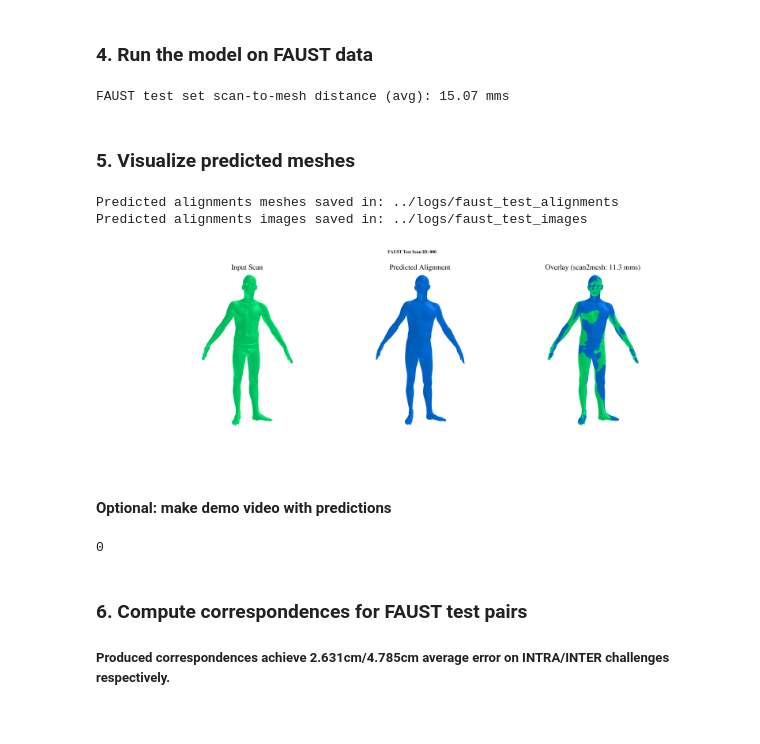
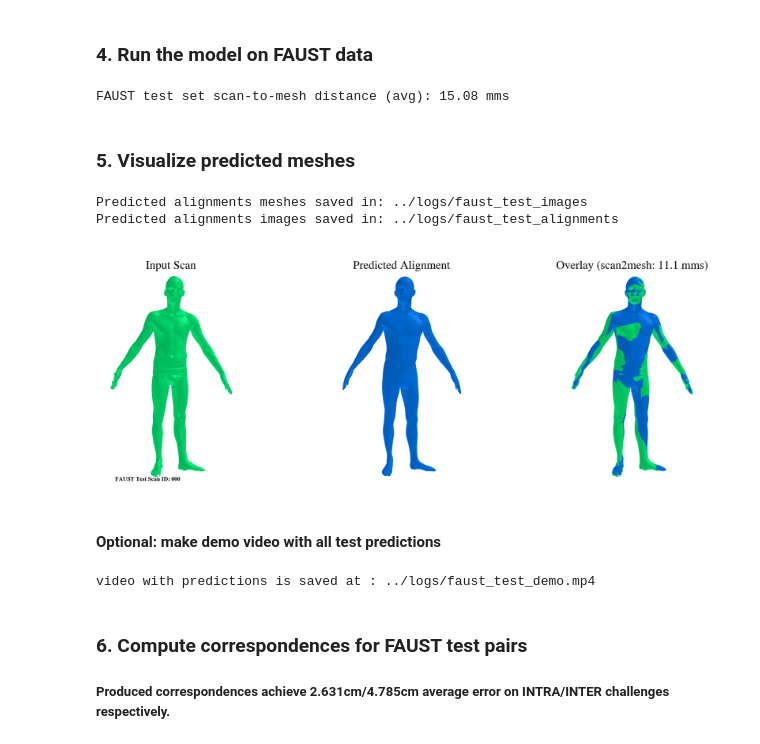
Before and after one commit to sergeyprokudin/bps, a Jupyter notebook: bps_demos/Mesh Registration from 3D Scans (FAUST evaluation).ipynb, the cells around one changed output. Drawn from its saved outputs; the diff is of its cells as text; code cells hidden in the pictures.

Commit message:
faust eval code release

```diff
--- a/bps_demos/Mesh Registration from 3D Scans (FAUST evaluation).ipynb
+++ b/bps_demos/Mesh Registration from 3D Scans (FAUST evaluation).ipynb
@@ -19,5 +21,8 @@
 # change this to your actual data path!
 FAUST_DATA_PATH = '../data/MPI-FAUST/'
 CKPT_DATA_PATH = '../data/mesh_regressor.h5'
+
+# all the results will be saved here
+LOG_DIR = '../logs'
 # %% [markdown]
 ### 1. Load [FAUST dataset](http://faust.is.tue.mpg.de/) (please download it first, registration is needed)
@@ -255,25 +80,24 @@ def chamfer_distance(x, y, metric='l2', direction='bi'):
 # %%
-LOG_DIR = '../logs/'
+import os
+import numpy as np
+from chamfer_distance import chamfer_distance
 
 if not os.path.exists(LOG_DIR):
     os.makedirs(LOG_DIR)
 
-ytr_preds = model(torch.Tensor(xtr_bps)).detach().numpy()
-ytr_preds /= MESH_SCALER
-
 yte_preds = model(torch.Tensor(xte_bps)).detach().numpy()
 yte_preds /= MESH_SCALER
 
-scan_to_mesh_loss = []
+scan2mesh_losses = []
 for fid in range(0, len(yte_preds)):
-    yte_preds[fid] += xte_mean[fid]
-    scan_to_mesh_loss.append(MESH_SCALER*chamfer_distance(yte_preds[fid], xte[fid]+xte_mean[fid], direction='y_to_x'))
+    yte_preds[fid] += xte_mean[fid] #bring back center of the mass after prediction
+    scan2mesh_losses.append(MESH_SCALER*chamfer_distance(yte_preds[fid], xte[fid]+xte_mean[fid], direction='y_to_x'))
 
 alignments_path = os.path.join(LOG_DIR, 'alignments.npy')
 np.save(alignments_path, yte_preds)
 
-print("FAUST test set scan-to-mesh distance (avg): %4.2f mms" % np.mean(scan_to_mesh_loss))
+print("FAUST test set scan-to-mesh distance (avg): %4.2f mms" % np.mean(scan2mesh_losses))
 # %% [output]
-FAUST test set scan-to-mesh distance (avg): 15.07 mms
+FAUST test set scan-to-mesh distance (avg): 15.08 mms
 # %% [markdown]
 ### 5. Visualize predicted meshes
@@ -384,12 +103,0 @@ for fid in tqdm(range(120, N_TEST_SCANS)):
-# %%
-print("Predicted alignments meshes saved in: %s" % ALIGNS_DIR)
-print("Predicted alignments images saved in: %s" % IMAGES_DIR)
-# %% [output]
-Predicted alignments meshes saved in: ../logs/faust_test_alignments
-Predicted alignments images saved in: ../logs/faust_test_images
-# %%
-fid = 0
-merged_img_path =  os.path.join(IMAGES_DIR, '%03d_scan_align_pair.png'%fid)
-PIL.Image.open(merged_img_path)
-# %% [output]
-[figure, removed]
@@ -396,12 +119,29 @@ PIL.Image.open(merged_img_path)
+# %%
+import PIL
+
+images_dir = os.path.join(LOG_DIR, 'faust_test_images')
+aligns_dir =  os.path.join(LOG_DIR, 'faust_test_alignments')
+print("Predicted alignments meshes saved in: %s" % images_dir)
+print("Predicted alignments images saved in: %s" % aligns_dir)
+
+fid = 0
+merged_img_path =  os.path.join(images_dir, '%03d_scan_align_pair.png'%fid)
+PIL.Image.open(merged_img_path)
+# %% [output]
+Predicted alignments meshes saved in: ../logs/faust_test_images
+Predicted alignments images saved in: ../logs/faust_test_alignments
+[figure, added]
 # %% [markdown]
-#### Optional: make demo video with predictions
+#### Optional: make demo video with all test predictions
 # %%
 PREDICTIONS_VIDEO_PATH = os.path.join(LOG_DIR, 'faust_test_demo.mp4')
-ffmpeg_cmd = 'ffmpeg -framerate 0.5 -pattern_type glob -i \'%s/*.png\' -vcodec h264 -pix_fmt yuv420p -vf "pad=ceil(iw/2)*2:ceil(ih/2)*2"  %s' % (IMAGES_DIR, PREDICTIONS_VIDEO_PATH)
+ffmpeg_cmd = 'ffmpeg -framerate 0.5 -pattern_type glob -i \'%s/*.png\' -vcodec h264 -pix_fmt yuv420p -vf "pad=ceil(iw/2)*2:ceil(ih/2)*2"  %s' % (images_dir, PREDICTIONS_VIDEO_PATH)
 os.system(ffmpeg_cmd)
-print("predictions video saved at : %s" % PREDICTIONS_VIDEO_PATH)
+print("video with predictions is saved at : %s" % PREDICTIONS_VIDEO_PATH)
+
+# to generate gif:
 # %% [output]
-0
+video with predictions is saved at : ../logs/faust_test_demo.mp4
 # %% [markdown]
 ### 6. Compute correspondences for FAUST test pairs
 ##### Produced correspondences achieve 2.631cm/4.785cm average error on INTRA/INTER challenges respectively.
```
Also changed, not shown: parts of 14 cells of this notebook, 6 other files.
